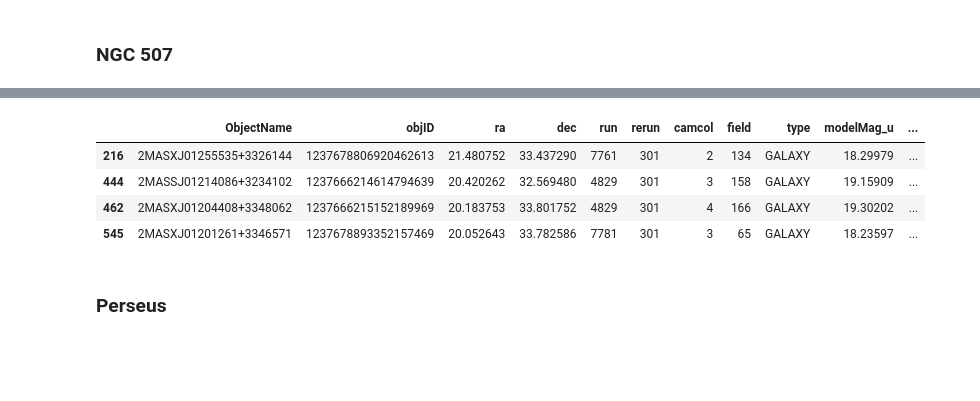
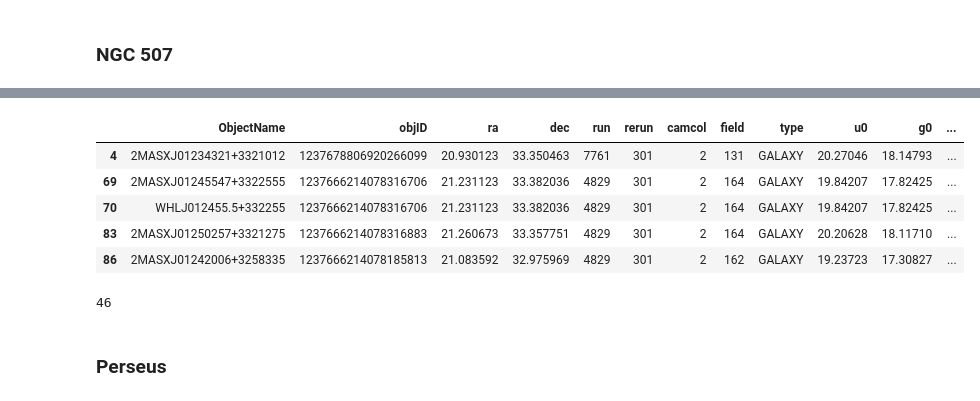
Before and after one commit to danbanan/Perseus-vs-background, a Jupyter notebook: background-filter.ipynb, the cells around one changed output, grey strips where cells are left out. Saved outputs shown, nothing was run; the diff lists cells and outputs as text; code cells hidden in the pictures; blank space fills up the shorter version.

```diff
--- a/background-filter.ipynb
+++ b/background-filter.ipynb
@@ -62,12 +67,18 @@ ngc507_back.head()
 # %%
-ngc507_back = ngc507_back.loc[(ngc507_back['modelMag_r'] > 15.5) & (ngc507_back['modelMag_r'] < 16.5)]
-ngc507_back.head() # 4 background giants of NGC 507
+ngc507_back = ngc507_back.loc[(ngc507_back['r0'] > 15) & (ngc507_back['r0'] < 17.5)]
+ngc507_back.head()
 # %% [output]
-|  | ObjectName | objID | ra | dec | run | rerun | camcol | field | type | modelMag_u | ... |
-| 216 | 2MASXJ01255535+3326144 | 1237678806920462613 | 21.480752 | 33.437290 | 7761 | 301 | 2 | 134 | GALAXY | 18.29979 | ... |
-| 444 | 2MASSJ01214086+3234102 | 1237666214614794639 | 20.420262 | 32.569480 | 4829 | 301 | 3 | 158 | GALAXY | 19.15909 | ... |
-| 462 | 2MASXJ01204408+3348062 | 1237666215152189969 | 20.183753 | 33.801752 | 4829 | 301 | 4 | 166 | GALAXY | 19.30202 | ... |
-| 545 | 2MASXJ01201261+3346571 | 1237678893352157469 | 20.052643 | 33.782586 | 7781 | 301 | 3 | 65 | GALAXY | 18.23597 | ... |
+|  | ObjectName | objID | ra | dec | run | rerun | camcol | field | type | u0 | g0 | ... |
+| 4 | 2MASXJ01234321+3321012 | 1237678806920266099 | 20.930123 | 33.350463 | 7761 | 301 | 2 | 131 | GALAXY | 20.27046 | 18.14793 | ... |
+| 69 | 2MASXJ01245547+3322555 | 1237666214078316706 | 21.231123 | 33.382036 | 4829 | 301 | 2 | 164 | GALAXY | 19.84207 | 17.82425 | ... |
+| 70 | WHLJ012455.5+332255 | 1237666214078316706 | 21.231123 | 33.382036 | 4829 | 301 | 2 | 164 | GALAXY | 19.84207 | 17.82425 | ... |
+| 83 | 2MASXJ01250257+3321275 | 1237666214078316883 | 21.260673 | 33.357751 | 4829 | 301 | 2 | 164 | GALAXY | 20.20628 | 18.11710 | ... |
+| 86 | 2MASXJ01242006+3258335 | 1237666214078185813 | 21.083592 | 32.975969 | 4829 | 301 | 2 | 162 | GALAXY | 19.23723 | 17.30827 | ... |
+# %%
+# 46 background giants of NGC 507
+len(ngc507_back)
+# %% [output]
+46
 # %% [markdown]
 ### Perseus
 # %%
```
Also changed, not shown: parts of 12 cells of this notebook, 1 other file.
